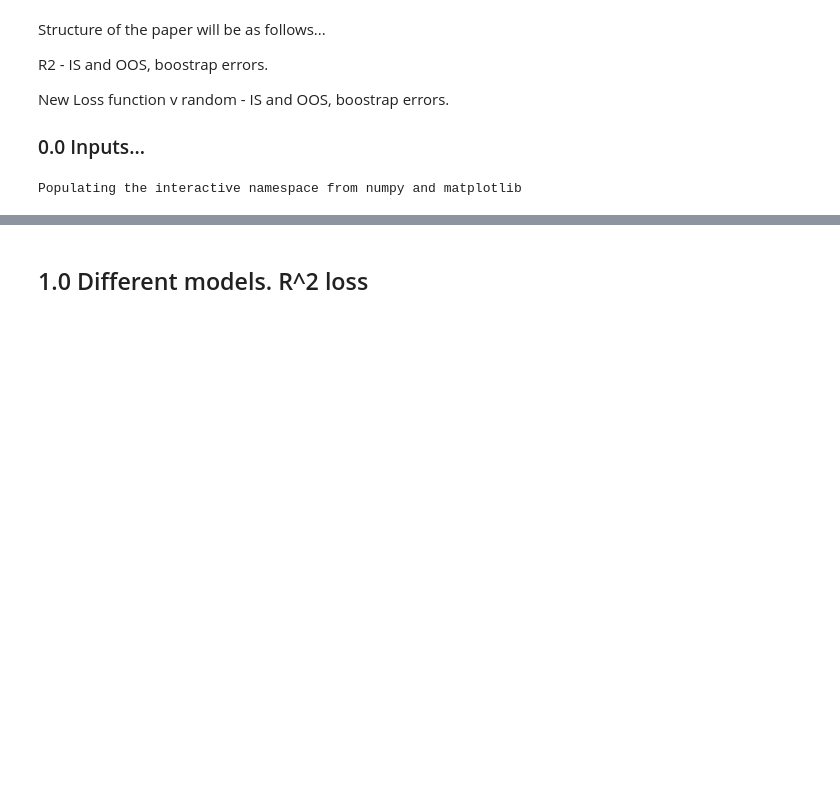
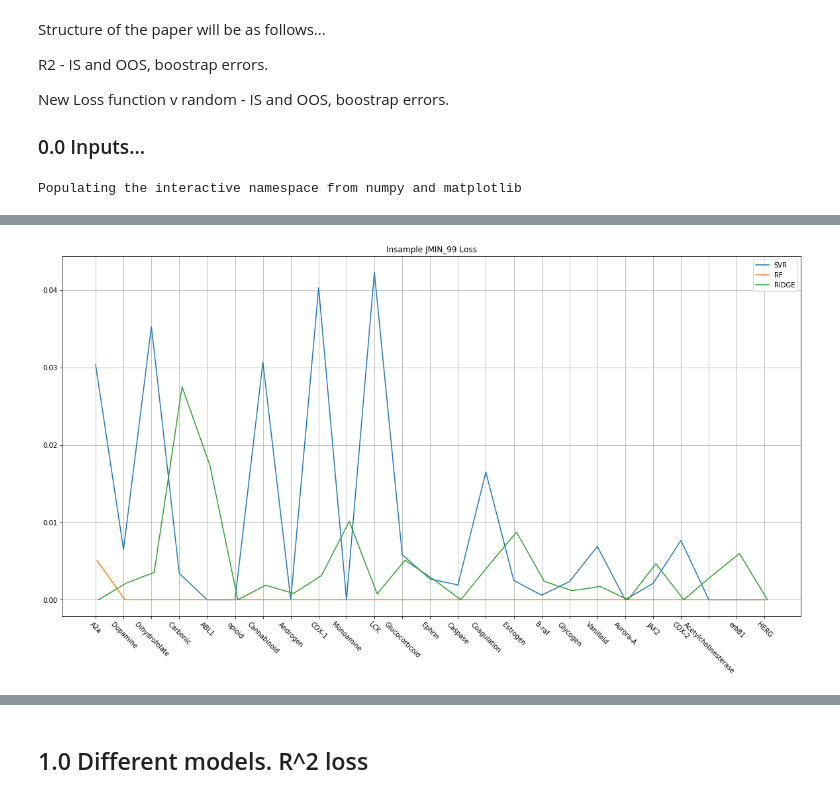
Before and after one commit to owatson/QuantileBootstrap, a Jupyter notebook: Paper_final_final.ipynb, the cells around one changed output, grey strips where cells are left out. Saved outputs shown, nothing was run; the diff lists cells and outputs as text; code cells hidden in the pictures; blank space fills up the shorter version.

```diff
--- a/Paper_final_final.ipynb
+++ b/Paper_final_final.ipynb
@@ -95,0 +422,4 @@ def get_data(tgt_name='COX-2'):
+# %%
+plotter(insample=True, loss='jmin_99')
+# %% [output]
+[figure, added]
```
Also changed, not shown: parts of 37 cells of this notebook, 2 other files.
